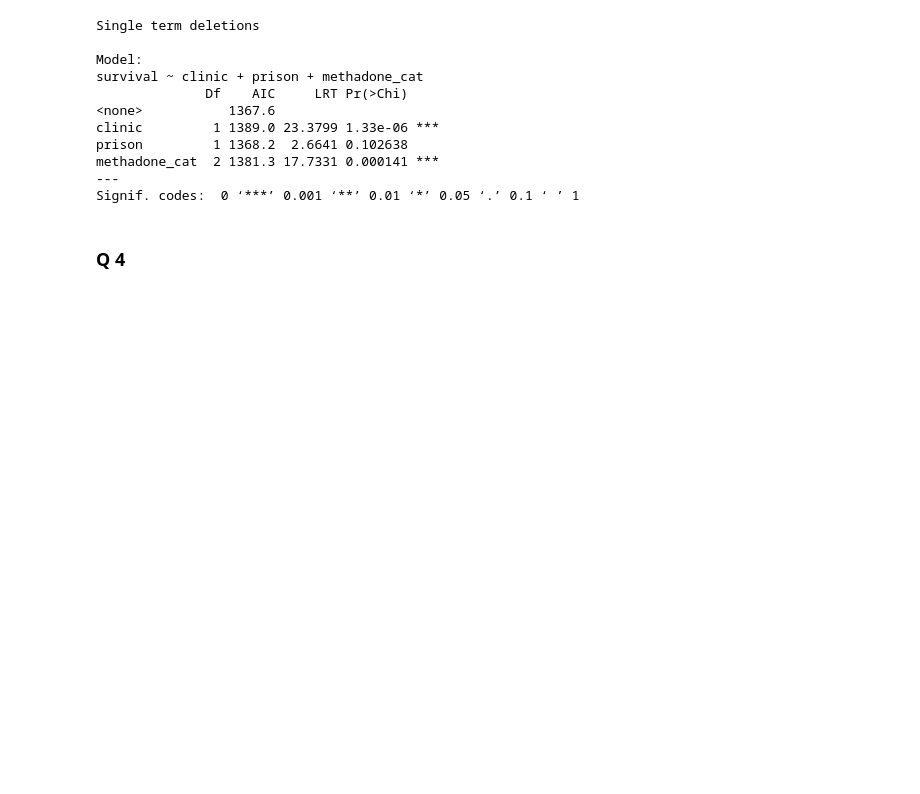
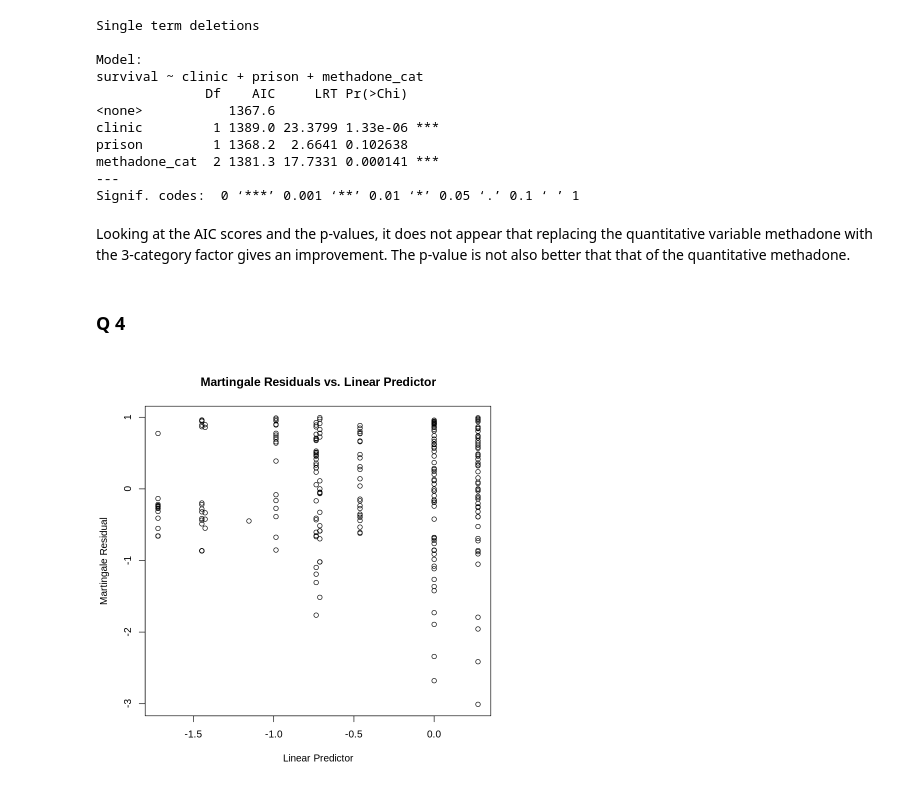
Before and after one commit to ormorteey/BST-222-Survival-Analysis, a Jupyter notebook: BST_222_HW_4.ipynb, the cells around one changed output. Saved outputs shown, nothing was run; the diff lists cells and outputs as text; code cells hidden in the pictures; blank space fills up the shorter version.

```diff
--- a/BST_222_HW_4.ipynb
+++ b/BST_222_HW_4.ipynb
@@ -202,12 +210,19 @@ prison         1 1368.2  2.6641 0.102638
 methadone_cat  2 1381.3 17.7331 0.000141 ***
 ---
 Signif. codes:  0 ‘***’ 0.001 ‘**’ 0.01 ‘*’ 0.05 ‘.’ 0.1 ‘ ’ 1
+# %% [markdown]
+Looking at the AIC scores and the p-values, it does not appear that replacing the quantitative variable methadone with the 3-category factor gives an improvement. The p-value is not also better that that of the quantitative methadone.
 # %% [markdown]
 ### **Q 4**
 # %%
 #fit residuals
-hodg.mart <- residuals(hodg.cox2,type="martingale")
-hodg.dev <- residuals(hodg.cox2,type="deviance")
-hodg.dfb <- residuals(hodg.cox2,type="dfbeta")
+addicts.mart <- residuals(cox_model_3, type="martingale")
+addicts.dev <- residuals(cox_model_3, type="deviance")
+addicts.dfb <- residuals(cox_model_3, type="dfbeta")
 #find linear predictor
-hodg.preds <- predict(hodg.cox2)
+addicts.preds <- predict(cox_model_3)
+# %%
+plot(addicts.preds,addicts.mart,xlab="Linear Predictor",ylab="Martingale Residual")
+title("Martingale Residuals vs. Linear Predictor")
+# %% [output]
+[figure, added]
```
Also changed, not shown: parts of 27 cells of this notebook.
